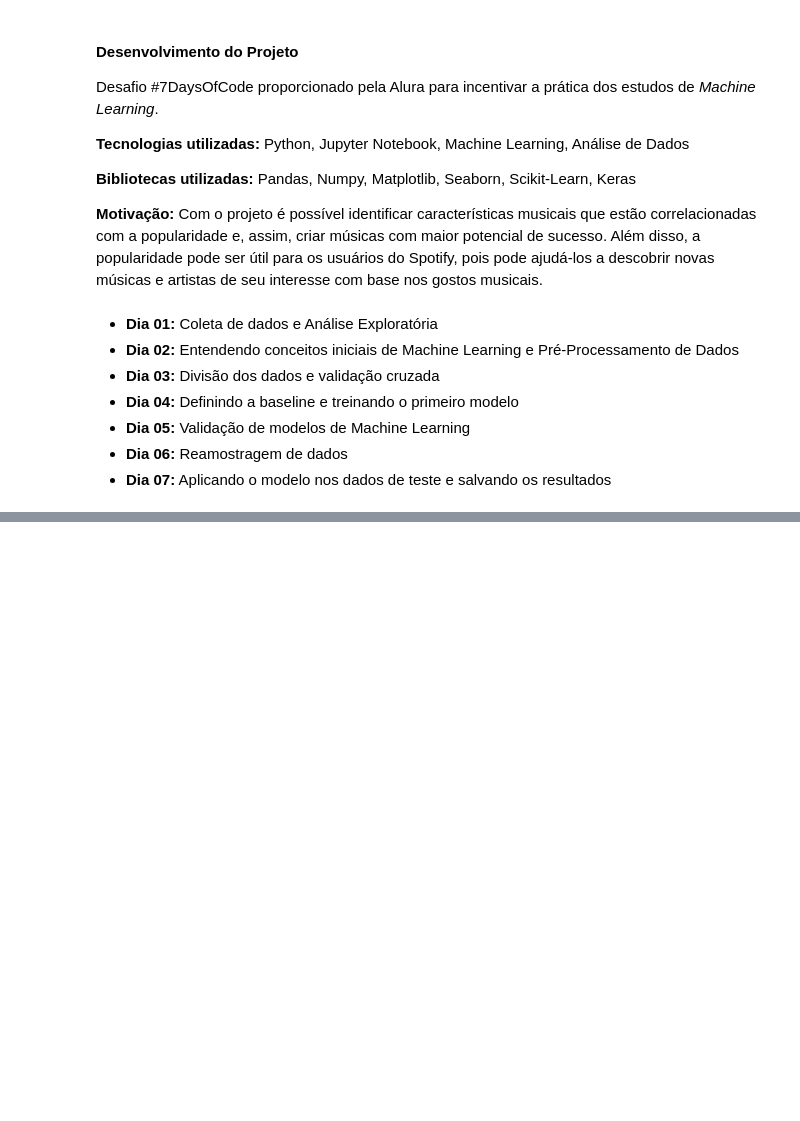
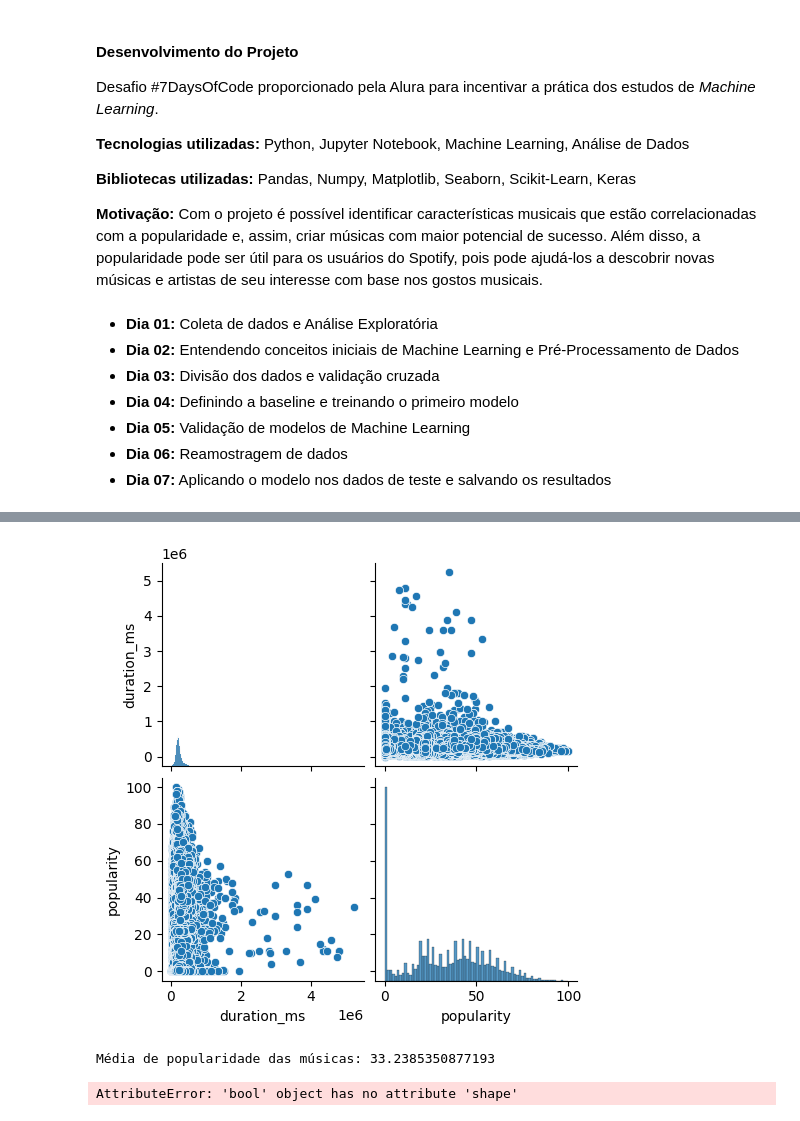
Before and after one commit to thaistudandoo/Spotify, a Jupyter notebook: SpotifyDataExploration.ipynb, the cells around one changed output, grey strips where cells are left out. Drawn from its saved outputs; the diff is of its cells as text; code cells hidden in the pictures; blank space fills up the shorter version.

```diff
--- a/SpotifyDataExploration.ipynb
+++ b/SpotifyDataExploration.ipynb
@@ -41,0 +135,21 @@ import panda as pd
+# %%
+numeric_features = ['duration_ms', 'popularity']
+data_numeric = data[numeric_features]
+sns.pairplot(data_numeric)
+plt.show()
+# %% [output]
+[figure, added]
+# %%
+# Média de popularidade das músicas
+media_popularidade = data['popularity'].mean()
+print("Média de popularidade das músicas:", media_popularidade)
+# %% [output]
+Média de popularidade das músicas: 33.2385350877193
+# %%
+# Quantidade de músicas explícitas e não explícitas
+musicas_explicitas = data[data['explicit'] == True].shape[0]
+musicas_nao_explicitas = data['explicit'] == False.shape[0]
+print("Músicas explícitas:", musicas_explicitas)
+print("Músicas não explícitas:", musicas_nao_explicitas)
+# %% [output]
+AttributeError: 'bool' object has no attribute 'shape'
```
Also changed, not shown: parts of 13 cells of this notebook, 1 other file.
